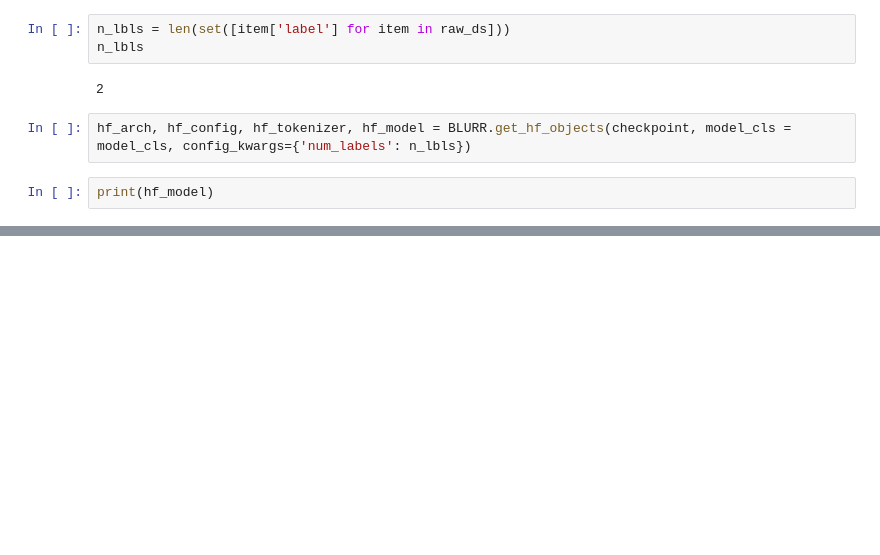
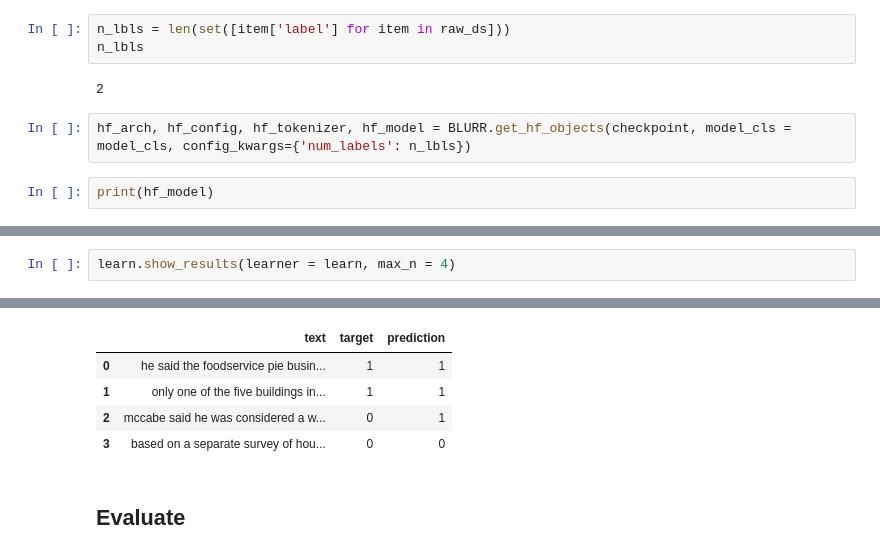
Before and after one commit to lkarjun/fastai-huggingface-workouts, a Jupyter notebook: notebook3.ipynb, the cells around one changed output, grey strips where cells are left out. Cells and saved outputs as stored; diff of their text form; blank space fills up the shorter version.

```diff
--- a/notebook3.ipynb
+++ b/notebook3.ipynb
@@ -103,0 +161,3 @@ dblock = DataBlock(
+# %%
+learn.show_results(learner = learn, max_n = 4)
+# %% [output]
@@ -103,0 +165,7 @@ dblock = DataBlock(
+|  | text | target | prediction |
+| 0 | he said the foodservice pie busin... | 1 | 1 |
+| 1 | only one of the five buildings in... | 1 | 1 |
+| 2 | mccabe said he was considered a w... | 0 | 1 |
+| 3 | based on a separate survey of hou... | 0 | 0 |
+# %% [markdown]
+## Evaluate
```
Also changed, not shown: parts of 41 cells of this notebook.
